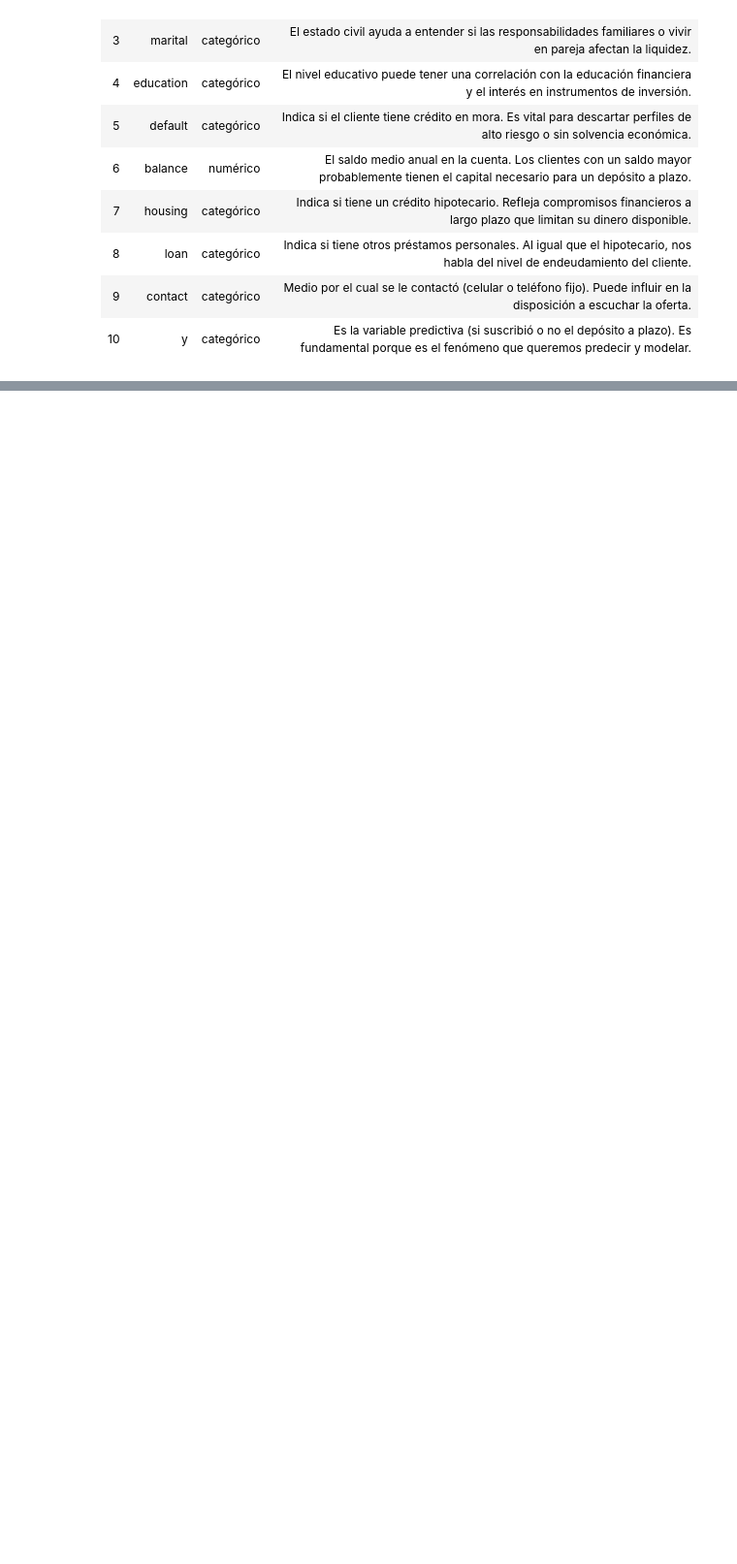
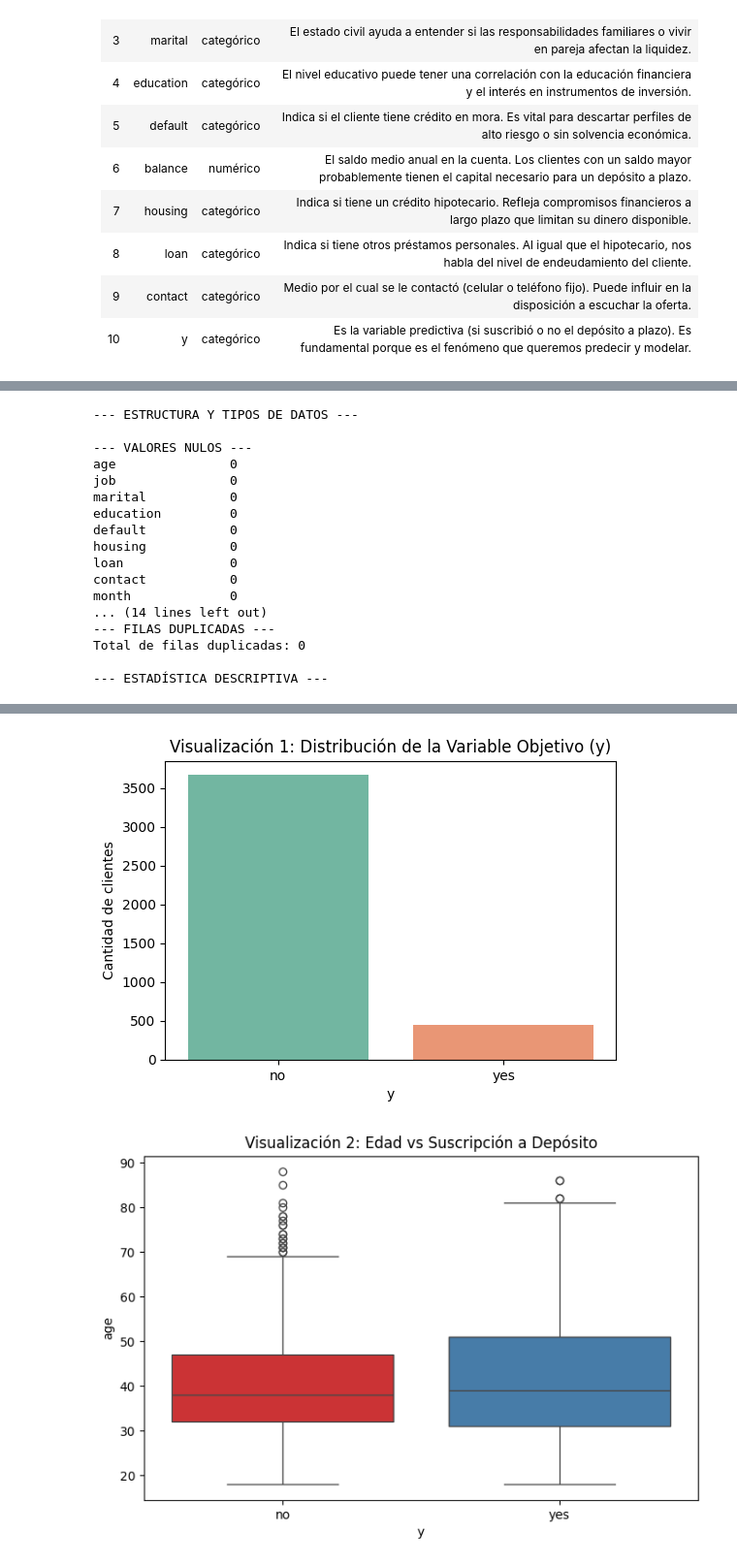
Before and after one commit to Bass-f/Evaluaci-nU1_Fern-ndez_Basti-n, a Jupyter notebook: EvaluaciónU1_Fernández_Bastián.ipynb, the cells around one changed output, grey strips where cells are left out. Shown at 97% size. Drawn from its saved outputs; the diff is of its cells as text; code cells hidden in the pictures; blank space fills up the shorter version.

```diff
--- a/EvaluaciónU1_Fernández_Bastián.ipynb
+++ b/EvaluaciónU1_Fernández_Bastián.ipynb
@@ -53,0 +65,60 @@ Licencia: Creative Commons Attribution 4.0 International
+# %%
+import pandas as pd
+import matplotlib.pyplot as plt
+import seaborn as sns
+
+
+print("--- ESTRUCTURA Y TIPOS DE DATOS ---")
+
+
+print("\n--- VALORES NULOS ---")
+print(df.isnull().sum())
+print("\n--- FILAS DUPLICADAS ---")
+print(f"Total de filas duplicadas: {df.duplicated().sum()}")
+
+
+print("\n--- ESTADÍSTICA DESCRIPTIVA ---")
+display(df.describe())
+plt.figure(figsize=(6, 4))
+
+sns.countplot(x='y', data=df, hue='y', palette='Set2', legend=False)
+plt.title('Visualización 1: Distribución de la Variable Objetivo (y)')
+plt.ylabel('Cantidad de clientes')
+plt.show()
+
+
+plt.figure(figsize=(8, 5))
+sns.boxplot(x='y', y='age', data=df, hue='y', palette='Set1', legend=False)
+plt.title('Visualización 2: Edad vs Suscripción a Depósito')
+plt.show()
+
+df_prep = df.copy()
+
+df_prep = df_prep.drop_duplicates()
+
+
+columnas_a_descartar = ['duration', 'default', 'pdays', 'day_of_week', 'month']
+df_prep = df_prep.drop(columns=columnas_a_descartar)
+df_prep['age_group'] = pd.cut(df_prep['age'], bins=[0, 30, 60, 100], labels=['Joven', 'Adulto', 'Mayor'])
+df_prep = df_prep.drop(columns=['age'])
+
+print("\n--- DIMENSIONES FINALES POST-PREPARACIÓN ---")
+print(f"Filas: {df_prep.shape[0]}, Columnas: {df_prep.shape[1]}")
+# %% [output]
+--- ESTRUCTURA Y TIPOS DE DATOS ---
+
+--- VALORES NULOS ---
+age               0
+job               0
+marital           0
+education         0
+default           0
+housing           0
+loan              0
+contact           0
+month             0
+... (14 lines left out)
+--- FILAS DUPLICADAS ---
+Total de filas duplicadas: 0
+
+--- ESTADÍSTICA DESCRIPTIVA ---
@@ -53,0 +134,2 @@ Licencia: Creative Commons Attribution 4.0 International
+[figure, added]
+[figure, added]
```
Also changed, not shown: parts of 17 cells of this notebook.
